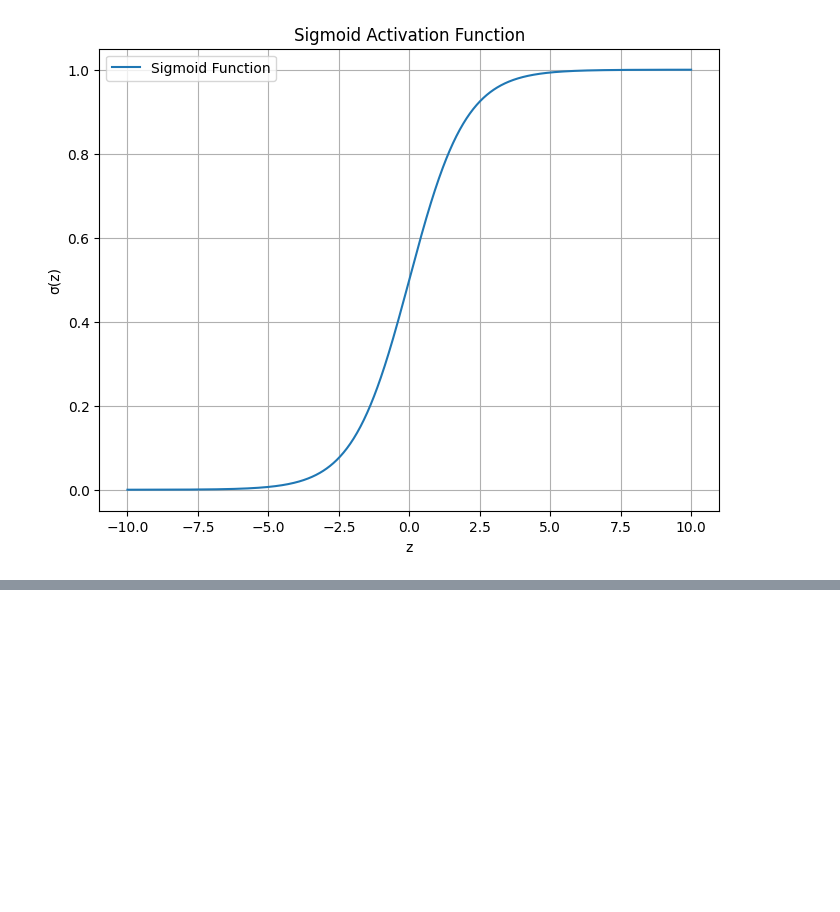
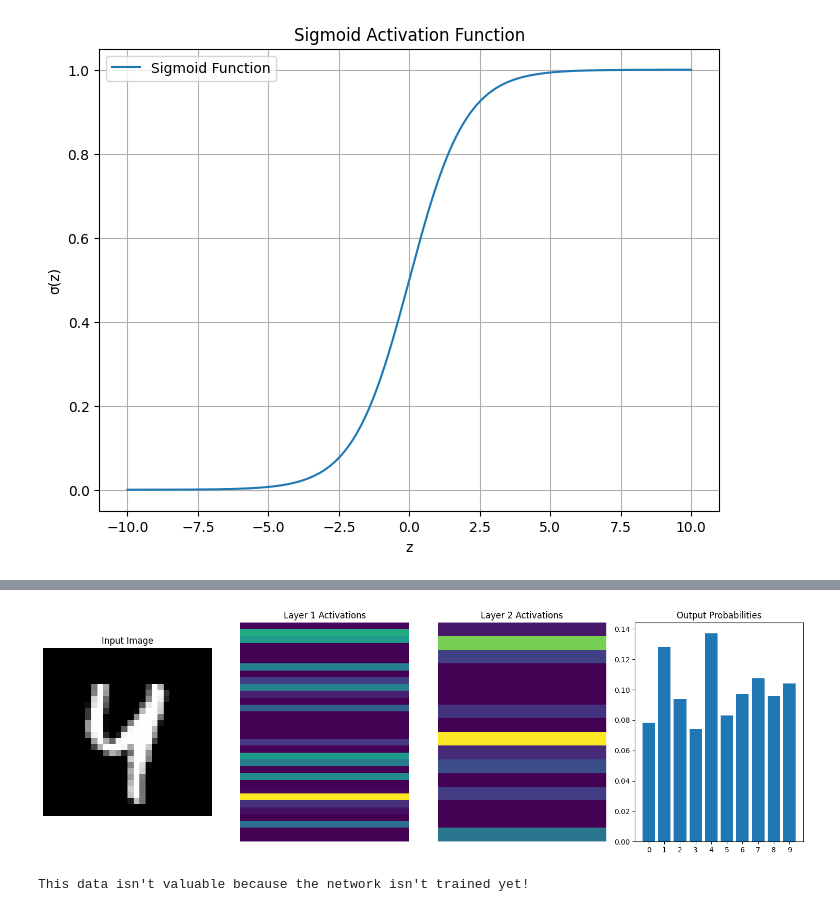
Before and after one commit to dinosaur-oatmeal/MNIST-Walkthrough, a Jupyter notebook: MNIST-Walkthrough.ipynb, the cells around one changed output, grey strips where cells are left out. Saved outputs shown, nothing was run; the diff lists cells and outputs as text; code cells hidden in the pictures; blank space fills up the shorter version.

```diff
--- a/MNIST-Walkthrough.ipynb
+++ b/MNIST-Walkthrough.ipynb
@@ -904,0 +378,6 @@ plot_accuracy_over_epochs(training_losses, training_accuracies)
+# %%
+def softmax(z):
+
+    exp_z = np.exp(z - np.max(z, axis=0, keepdims=True))
+
+    return exp_z / exp_z.sum(axis=0, keepdims=True)
@@ -904,0 +484,68 @@ plot_accuracy_over_epochs(training_losses, training_accuracies)
+# %%
+def visualize_forward_propagation(x_sample, weights, biases):
+
+    activations = [x_sample]
+    zs = []
+
+    # Forward propagation through hidden layers
+    for i in range(len(weights) - 1):
+        z = np.dot(weights[i], activations[-1]) + biases[i]
+        zs.append(z)
+        a = relu(z)
+        activations.append(a)
+
+    # Output layer
+    z = np.dot(weights[-1], activations[-1]) + biases[-1]
+    zs.append(z)
+    a = softmax(z)
+    activations.append(a)
+
+    # Plot activations
+    num_layers = len(activations)
+    fig, axes = plt.subplots(1, num_layers, figsize=(15, 5))
+    layer_names = ['Input'] + [f'Layer {i}' for i in range(1, num_layers - 1)] + ['Output']
+
+    for idx, ax in enumerate(axes):
+        if idx == 0:
+            # Input layer (image)
+            ax.imshow(activations[idx].reshape(28, 28), cmap='gray')
+            ax.set_title('Input Image')
+            ax.axis('off')
+        elif idx == num_layers - 1:
+            # Output layer (probabilities)
+            ax.bar(range(10), activations[idx].flatten())
+            ax.set_xticks(range(10))
+            ax.set_title('Output Probabilities')
+        else:
+            # Hidden layers
+            activation = activations[idx]
+            ax.imshow(activation, aspect='auto', cmap='viridis')
+            ax.set_title(f'Layer {idx} Activations')
+            ax.axis('off')
+    plt.tight_layout()
+    plt.show()
+
+# Sample index to compute
+sample_index = 42
+
+weights, biases = initialize_parameters(layer_dims)
+
+# Convert y_test to a NumPy array
+if not isinstance(y_test, np.ndarray):
+    y_test = y_test.to_numpy()
+
+
+# Verify sample_index is within bounds
+assert 0 <= sample_index < y_test.shape[0], "Sample index out of range."
+
+# Select a sample from the test set
+x_sample = x_test[:, sample_index].reshape(-1, 1)  # (784, 1) shape to match the model input
+y_sample = y_test[sample_index]
+
+# Visualize forward propagation
+visualize_forward_propagation(x_sample, weights, biases)
+
+print(f"This data isn't valuable because the network isn't trained yet!")
+# %% [output]
+[figure, added]
+This data isn't valuable because the network isn't trained yet!
```
Also changed, not shown: parts of 93 cells of this notebook, 1 other file.
